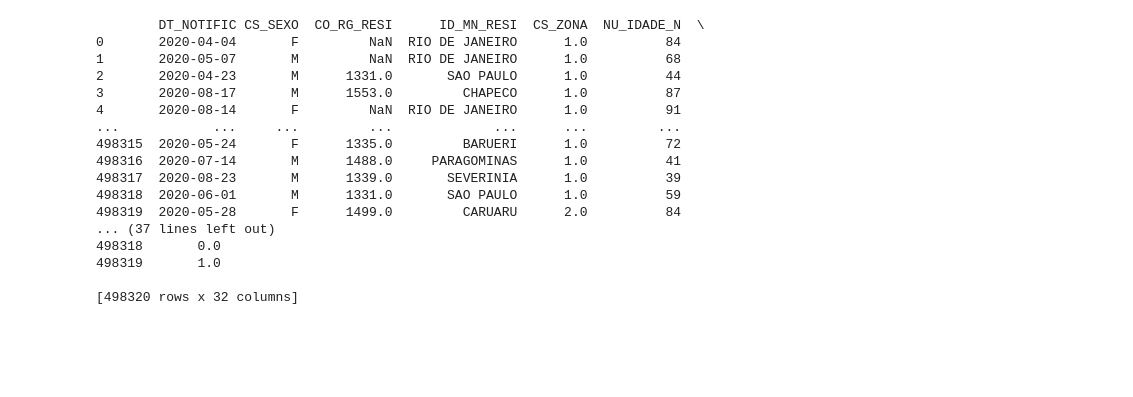
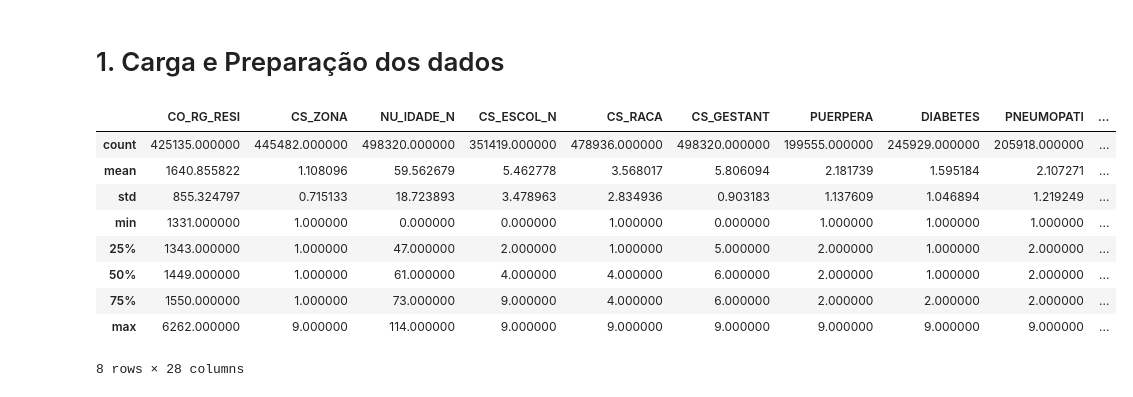
Before and after one commit to esthervsalves/Trabalho-final-IA, a Jupyter notebook: prediçãoIA.ipynb, the cells around one changed output. Drawn from its saved outputs; the diff is of its cells as text; code cells hidden in the pictures; blank space fills up the shorter version.

```diff
--- a/prediçãoIA.ipynb
+++ b/prediçãoIA.ipynb
@@ -2,25 +2,20 @@
 <a href="https://colab.research.google.com/github/fernandasouzx/Trabalho-final-IA/blob/main/predi%C3%A7%C3%A3oIA.ipynb" target="_parent"><img src="https://colab.research.google.com/assets/colab-badge.svg" alt="Open In Colab"/></a>
 # %%
 import pandas as pd
+# %% [markdown]
+# 1. Carga e Preparação dos dados
 # %%
 #leitura do train.csv
 df = pd.read_csv("train.csv")
-print (df)
+df.describe()
 # %% [output]
+|  | CO_RG_RESI | CS_ZONA | NU_IDADE_N | CS_ESCOL_N | CS_RACA | CS_GESTANT | PUERPERA | DIABETES | PNEUMOPATI | ... |
+| count | 425135.000000 | 445482.000000 | 498320.000000 | 351419.000000 | 478936.000000 | 498320.000000 | 199555.000000 | 245929.000000 | 205918.000000 | ... |
+| mean | 1640.855822 | 1.108096 | 59.562679 | 5.462778 | 3.568017 | 5.806094 | 2.181739 | 1.595184 | 2.107271 | ... |
+| std | 855.324797 | 0.715133 | 18.723893 | 3.478963 | 2.834936 | 0.903183 | 1.137609 | 1.046894 | 1.219249 | ... |
+| min | 1331.000000 | 1.000000 | 0.000000 | 0.000000 | 1.000000 | 0.000000 | 1.000000 | 1.000000 | 1.000000 | ... |
+| 25% | 1343.000000 | 1.000000 | 47.000000 | 2.000000 | 1.000000 | 5.000000 | 2.000000 | 1.000000 | 2.000000 | ... |
+| 50% | 1449.000000 | 1.000000 | 61.000000 | 4.000000 | 4.000000 | 6.000000 | 2.000000 | 1.000000 | 2.000000 | ... |
+| 75% | 1550.000000 | 1.000000 | 73.000000 | 9.000000 | 4.000000 | 6.000000 | 2.000000 | 2.000000 | 2.000000 | ... |
+| max | 6262.000000 | 9.000000 | 114.000000 | 9.000000 | 9.000000 | 9.000000 | 9.000000 | 9.000000 | 9.000000 | ... |
-        DT_NOTIFIC CS_SEXO  CO_RG_RESI      ID_MN_RESI  CS_ZONA  NU_IDADE_N  \
-0       2020-04-04       F         NaN  RIO DE JANEIRO      1.0          84
-1       2020-05-07       M         NaN  RIO DE JANEIRO      1.0          68
-2       2020-04-23       M      1331.0       SAO PAULO      1.0          44
-3       2020-08-17       M      1553.0         CHAPECO      1.0          87
-4       2020-08-14       F         NaN  RIO DE JANEIRO      1.0          91
-...            ...     ...         ...             ...      ...         ...
-498315  2020-05-24       F      1335.0         BARUERI      1.0          72
-498316  2020-07-14       M      1488.0     PARAGOMINAS      1.0          41
-498317  2020-08-23       M      1339.0       SEVERINIA      1.0          39
-498318  2020-06-01       M      1331.0       SAO PAULO      1.0          59
-498319  2020-05-28       F      1499.0         CARUARU      2.0          84
-... (37 lines left out)
-498318       0.0
-498319       1.0
-
-[498320 rows x 32 columns]
+8 rows × 28 columns
```
Also changed, not shown: parts of 15 cells of this notebook.
